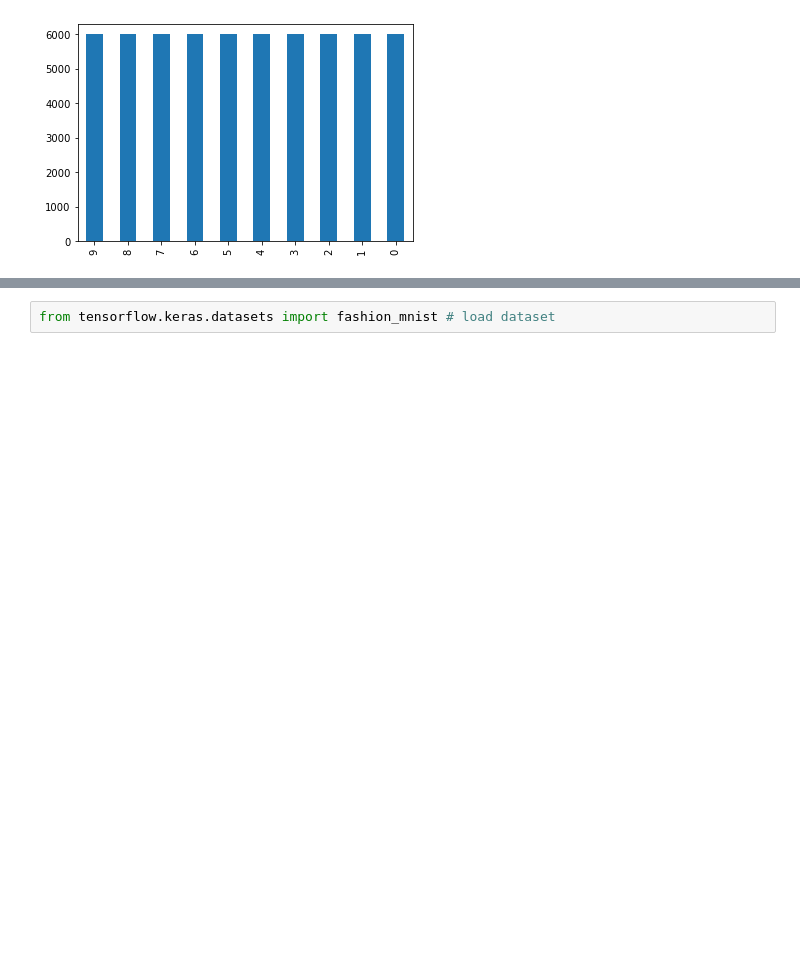
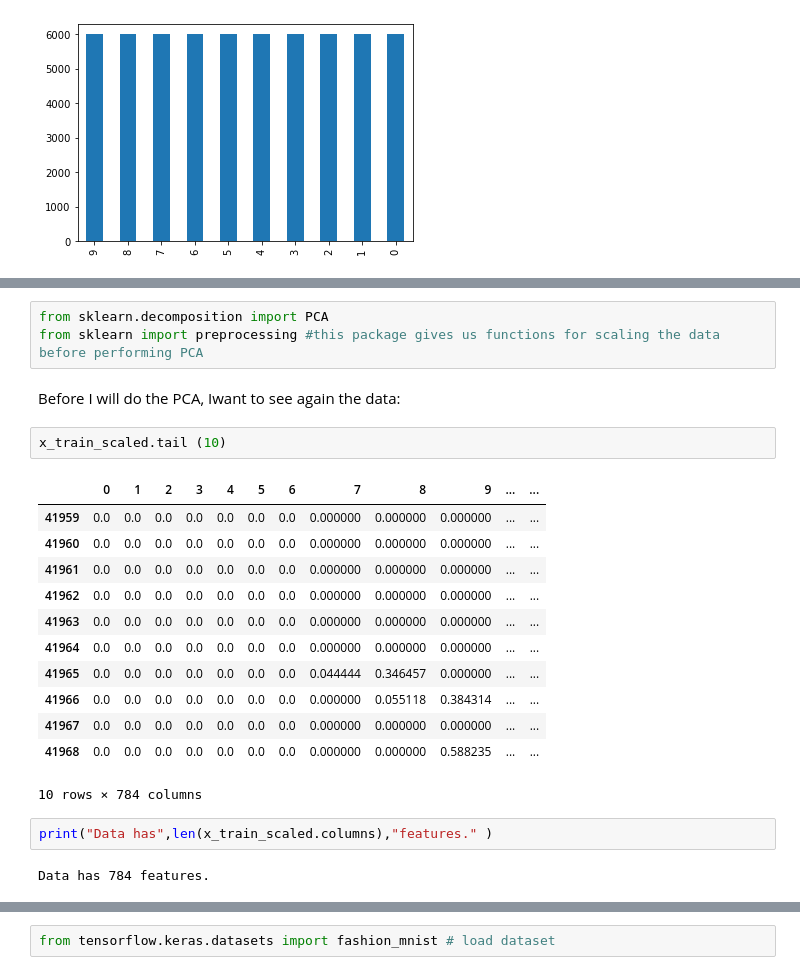
Before and after one commit to yuvalTrip/Final-Project-First-Year-Semester-B, a Jupyter notebook: Fashion-Mnist.ipynb, the cells around one changed output, grey strips where cells are left out. Drawn from its saved outputs; the diff is of its cells as text; blank space fills up the shorter version.

```diff
--- a/Fashion-Mnist.ipynb
+++ b/Fashion-Mnist.ipynb
@@ -100,0 +222,24 @@ plt.show()
+# %%
+from sklearn.decomposition import PCA
+from sklearn import preprocessing #this package gives us functions for scaling the data before performing PCA
+# %% [markdown]
+Before I will do the PCA, Iwant to see again the data:
+# %%
+x_train_scaled.tail (10)
+# %% [output]
+|  | 0 | 1 | 2 | 3 | 4 | 5 | 6 | 7 | 8 | 9 | ... | ... |
+| 41959 | 0.0 | 0.0 | 0.0 | 0.0 | 0.0 | 0.0 | 0.0 | 0.000000 | 0.000000 | 0.000000 | ... | ... |
+| 41960 | 0.0 | 0.0 | 0.0 | 0.0 | 0.0 | 0.0 | 0.0 | 0.000000 | 0.000000 | 0.000000 | ... | ... |
+| 41961 | 0.0 | 0.0 | 0.0 | 0.0 | 0.0 | 0.0 | 0.0 | 0.000000 | 0.000000 | 0.000000 | ... | ... |
+| 41962 | 0.0 | 0.0 | 0.0 | 0.0 | 0.0 | 0.0 | 0.0 | 0.000000 | 0.000000 | 0.000000 | ... | ... |
+| 41963 | 0.0 | 0.0 | 0.0 | 0.0 | 0.0 | 0.0 | 0.0 | 0.000000 | 0.000000 | 0.000000 | ... | ... |
+| 41964 | 0.0 | 0.0 | 0.0 | 0.0 | 0.0 | 0.0 | 0.0 | 0.000000 | 0.000000 | 0.000000 | ... | ... |
+| 41965 | 0.0 | 0.0 | 0.0 | 0.0 | 0.0 | 0.0 | 0.0 | 0.044444 | 0.346457 | 0.000000 | ... | ... |
+| 41966 | 0.0 | 0.0 | 0.0 | 0.0 | 0.0 | 0.0 | 0.0 | 0.000000 | 0.055118 | 0.384314 | ... | ... |
+| 41967 | 0.0 | 0.0 | 0.0 | 0.0 | 0.0 | 0.0 | 0.0 | 0.000000 | 0.000000 | 0.000000 | ... | ... |
+| 41968 | 0.0 | 0.0 | 0.0 | 0.0 | 0.0 | 0.0 | 0.0 | 0.000000 | 0.000000 | 0.588235 | ... | ... |
+10 rows × 784 columns
+# %%
+print("Data has",len(x_train_scaled.columns),"features." )
+# %% [output]
+Data has 784 features.
```
Also changed, not shown: parts of 131 cells of this notebook.
